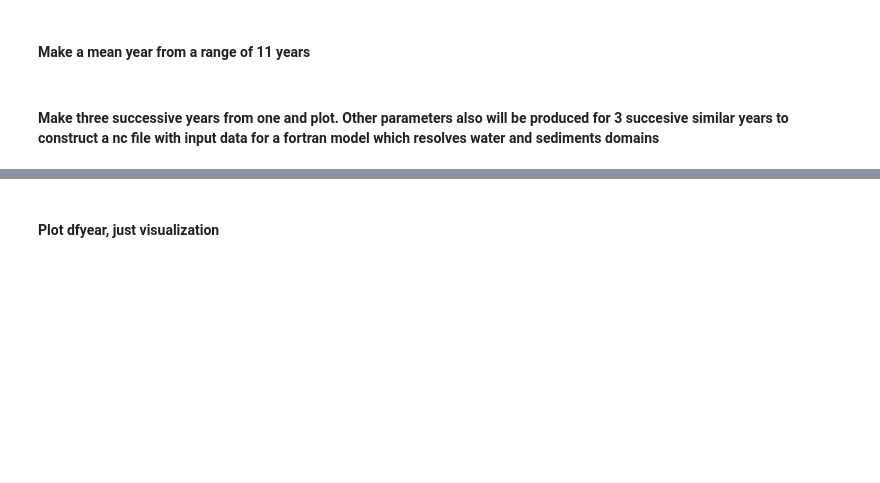
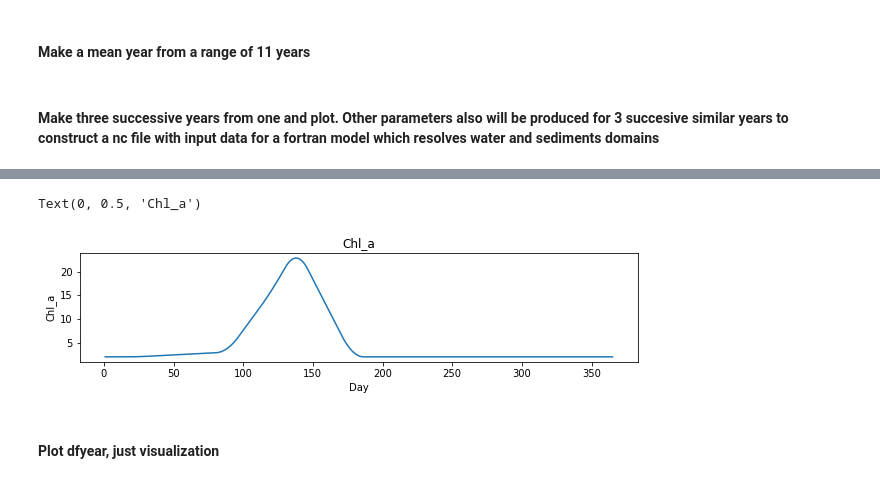
Before and after one commit to limash/Alkalinity_in_the_Wadden_Sea, a Jupyter notebook: 1_generate_netcdf.ipynb, the cells around one changed output, grey strips where cells are left out. Cells and saved outputs as stored; diff of their text form; code cells hidden in the pictures; blank space fills up the shorter version.

```diff
--- a/1_generate_netcdf.ipynb
+++ b/1_generate_netcdf.ipynb
@@ -49,0 +52,15 @@ Text(0, 0.5, 'Chlorophyll a')
+# %%
+chl_array = np.empty(365)
+chl_array[:] = np.nan
+# %%
+chl_array[0] = 2
+chl_array[15] = 2
+chl_array[80] = 3
+chl_array[110] = 15
+chl_array[130] = 25
+chl_array[170] = 2
+chl_array[180] = 2
+chl_array[220] = 2
+chl_array[250] = 2
+chl_array[300] = 2
+chl_array[364] = 2
@@ -50,3 +81,17 @@ Text(0, 0.5, 'Chlorophyll a')
+# %%
+dfchl = pd.DataFrame({'Chl_a': chl_array})
+dfchl = dfchl.interpolate(method='linear',limit_direction='both')
+dfchl = dfchl.rolling(window=16).mean()
+dfchl = dfchl.interpolate(method='linear',limit_direction='both')
+# %%
+dfchl3years = dfchl.append([dfchl, dfchl])
+# %%
+name = 'Chl_a'
+plt.plot(dfyear.index, dfchl[name]); plt.gcf().set_size_inches(10,2)
+plt.title(name); plt.xlabel('Day'); plt.ylabel(name)
+# %% [output]
+Text(0, 0.5, 'Chl_a')
+[figure, added]
 # %% [markdown]
 #### Plot dfyear, just visualization
 # %%
```
Also changed, not shown: parts of 9 cells of this notebook, 5 other files.
